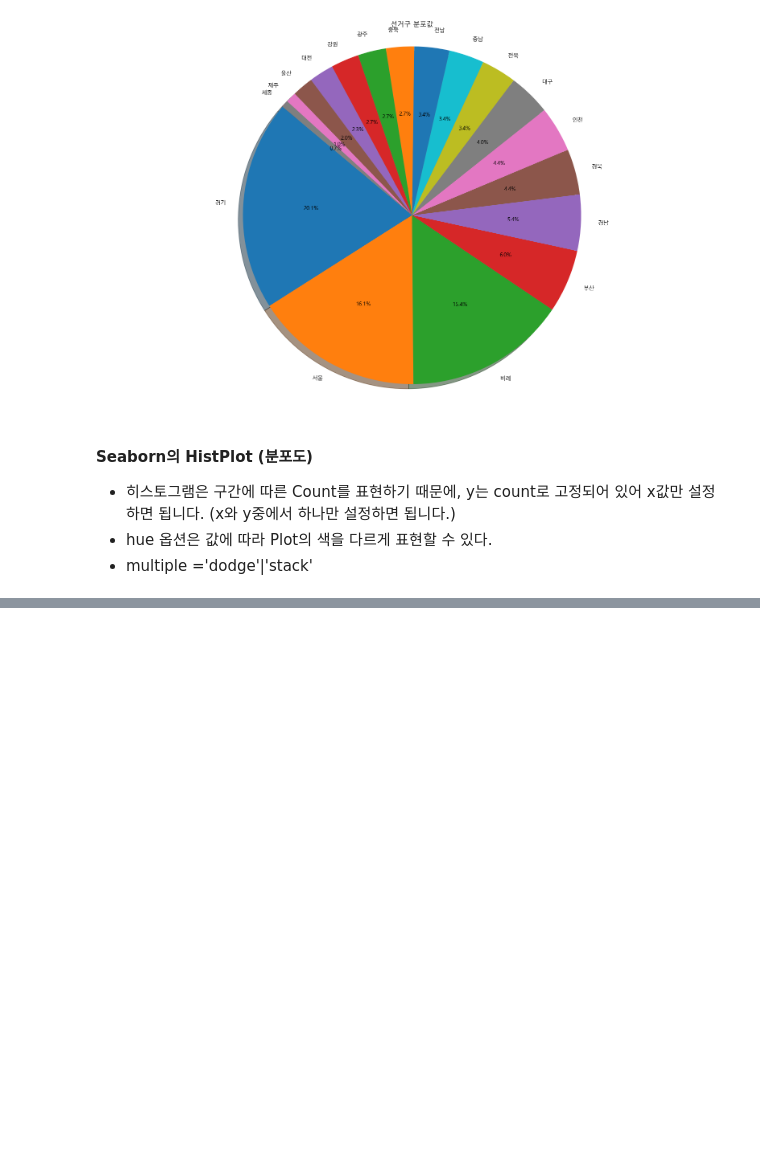
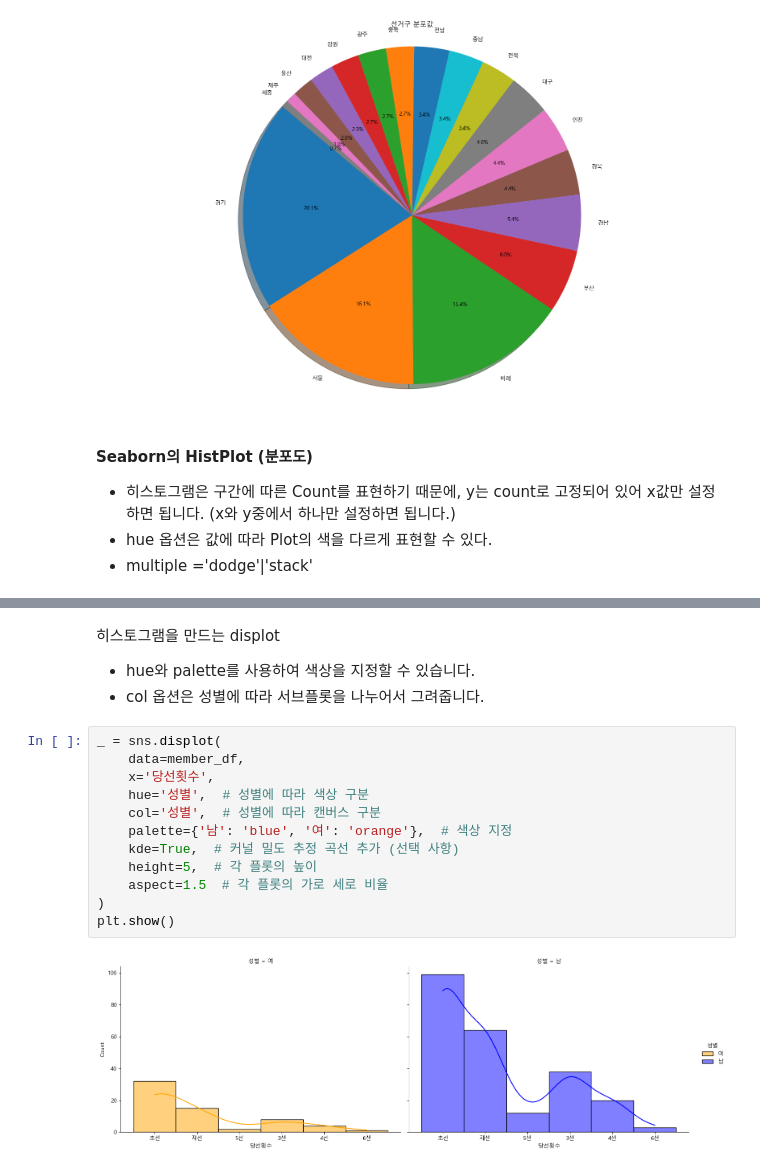
Before and after one commit to SK-Shieldus-Rookies-4/SK-Shieldus-Rookies_Study, a Jupyter notebook: study/Data_Analysis/Python_WebScraping_Analysis/05.국회의원현황_New2025.ipynb, the cells around one changed output, grey strips where cells are left out. Cells and saved outputs as stored; diff of their text form; blank space fills up the shorter version.

```diff
--- a/study/Data_Analysis/Python_WebScraping_Analysis/05.국회의원현황_New2025.ipynb
+++ b/study/Data_Analysis/Python_WebScraping_Analysis/05.국회의원현황_New2025.ipynb
@@ -454,0 +511,18 @@ sns.histplot(data=member_df, x='정당', ax=axes1, hue='성별', multiple='dodge
+# %% [markdown]
+히스토그램을 만드는 displot
+* hue와 palette를 사용하여 색상을 지정할 수 있습니다.
+* col 옵션은 성별에 따라 서브플롯을 나누어서 그려줍니다.
+# %%
+_ = sns.displot(
+    data=member_df,
+    x='당선횟수',
+    hue='성별',  # 성별에 따라 색상 구분
+    col='성별',  # 성별에 따라 캔버스 구분
+    palette={'남': 'blue', '여': 'orange'},  # 색상 지정
+    kde=True,  # 커널 밀도 추정 곡선 추가 (선택 사항)
+    height=5,  # 각 플롯의 높이
+    aspect=1.5  # 각 플롯의 가로 세로 비율
+)
+plt.show()
+# %% [output]
+[figure, added]
```
Also changed, not shown: parts of 8 cells of this notebook.
